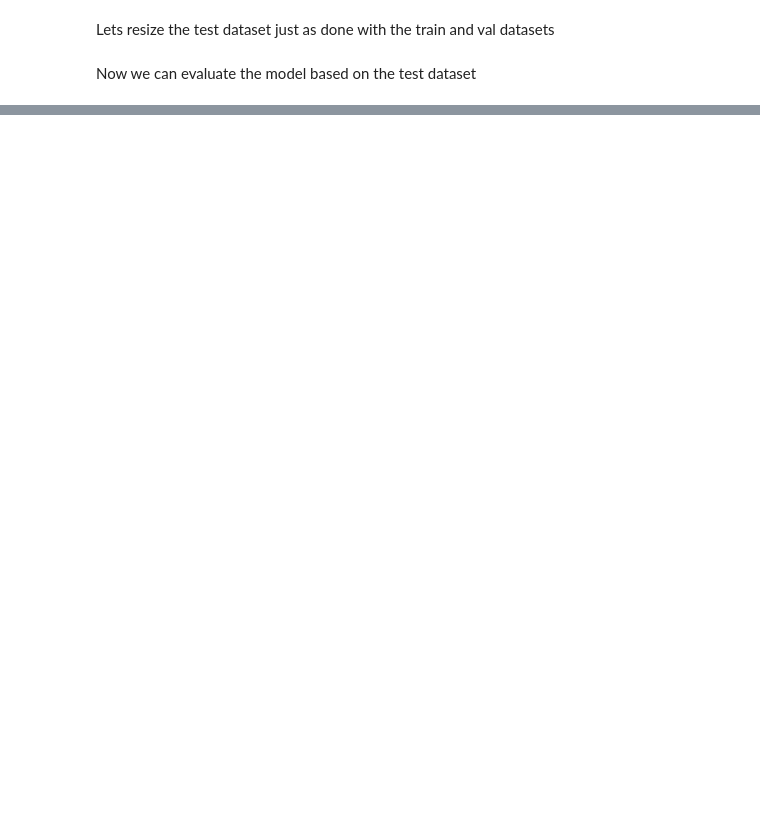
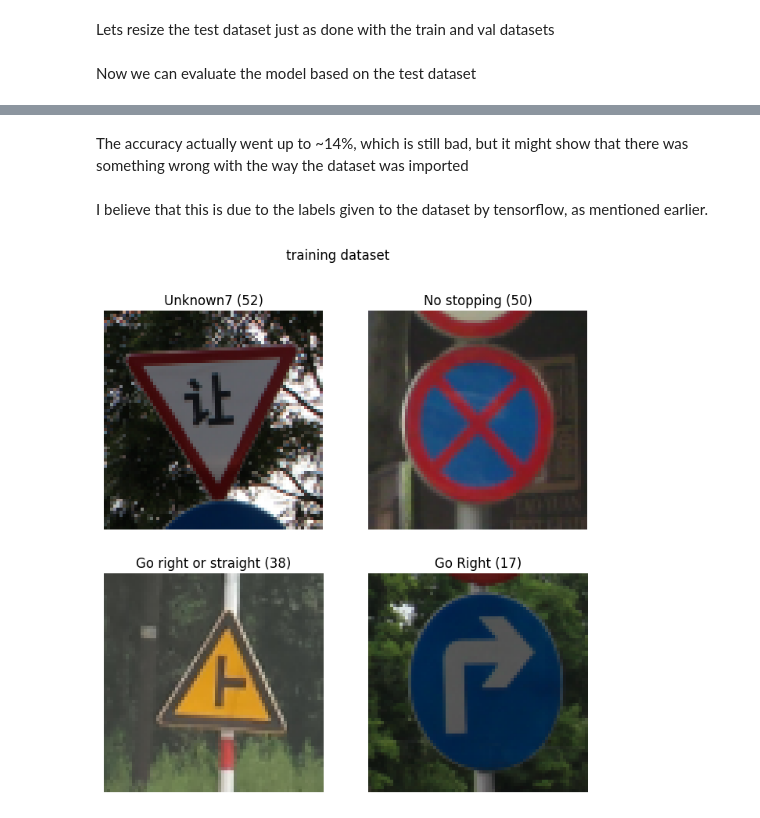
Before and after one commit to Thomas-Molen/FHICT-S7-AI, a Jupyter notebook: TrafficSignTransferredRecognition/TrafficSigns.ipynb, the cells around one changed output, grey strips where cells are left out. Drawn from its saved outputs; the diff is of its cells as text; code cells hidden in the pictures; blank space fills up the shorter version.

```diff
--- a/TrafficSignTransferredRecognition/TrafficSigns.ipynb
+++ b/TrafficSignTransferredRecognition/TrafficSigns.ipynb
@@ -311,0 +352,16 @@ This image most likely belongs to Unknown4 with a 94.28 percent confidence.
+# %% [markdown]
+The accuracy actually went up to ~14%, which is still bad, but it might show that there was something wrong with the way the dataset was imported
+# %% [markdown]
+I believe that this is due to the labels given to the dataset by tensorflow, as mentioned earlier.
+# %%
+plt.figure(figsize=(8, 8))
+plt.suptitle("training dataset")
+
+for images, labels in train_dataset.take(1):
+    for i in range(4):
+        ax = plt.subplot(2, 2, i + 1)
+        plt.imshow(images[i].numpy().astype("uint8"))
+        plt.title(f'{relabel(original_class_names[labels[i]])} ({labels[i].numpy()})')
+        plt.axis("off")
+# %% [output]
+[figure, added]
```
Also changed, not shown: parts of 35 cells of this notebook.
